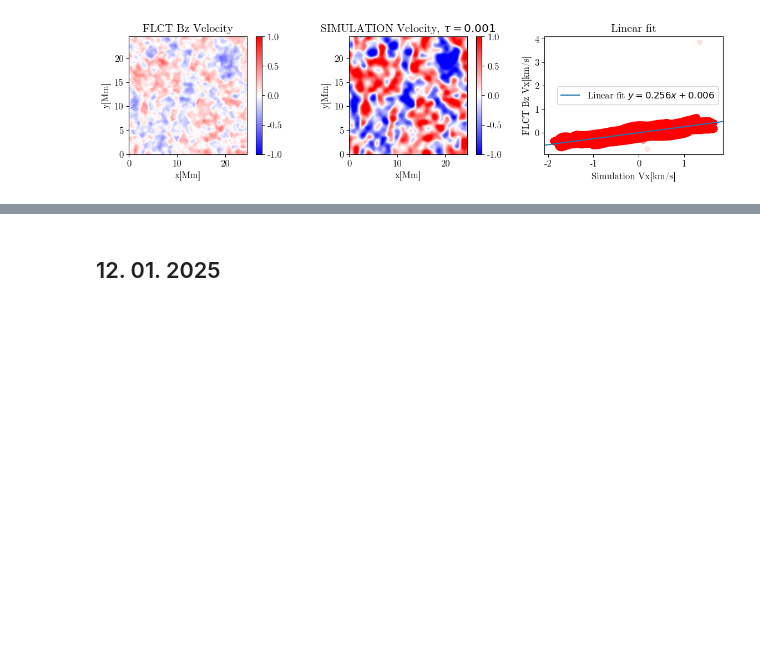
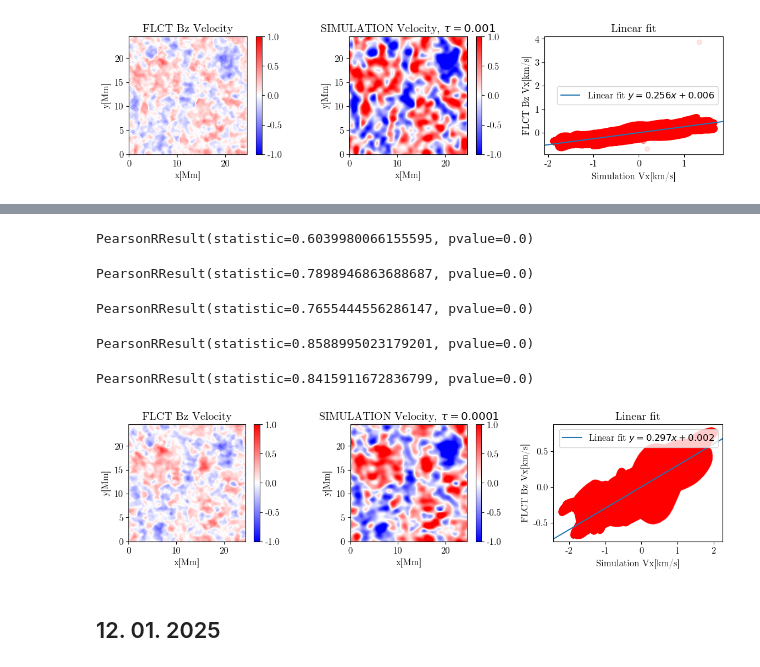
Before and after one commit to TheodoreKostic/Tracking_features, a Jupyter notebook: FirstPaper/Temp_and_Bz_vs_SIM.ipynb, the cells around one changed output, grey strips where cells are left out. Saved outputs shown, nothing was run; the diff lists cells and outputs as text; code cells hidden in the pictures; blank space fills up the shorter version.

Commit message:
Analysed Temp at tau = 1 and Bz at tau = 0.0001

```diff
--- a/FirstPaper/Temp_and_Bz_vs_SIM.ipynb
+++ b/FirstPaper/Temp_and_Bz_vs_SIM.ipynb
@@ -286,0 +294,14 @@ plt.savefig("FLCT_Bz_vs_SIM_logtaum3.png", dpi = 100)
+# %%
+Vxm4_mean = temporal_avg(Vxm4, 0, 90)
+Vxm4_mean = Vxm4_mean/1E5
+Vym4_mean = temporal_avg(Vym4, 0, 90)
+Vym4_mean = Vym4_mean/1E5
+# %%
+Vxm4_filtered600 = gaussian_filter(Vxm4_mean, 22.5, mode = "wrap")
+Vym4_filtered600 = gaussian_filter(Vym4_mean, 22.5, mode = "wrap")
+# %%
+Vx_Bz4 = fits.open("pyFLCT_fwhm_600_dt_30_logTaum4Bz_tracked.fits")[0].data
+Vy_Bz4 = fits.open("pyFLCT_fwhm_600_dt_30_logTaum4Bz_tracked.fits")[1].data
+# %%
+Vx_Bz4_mean = temporal_avg(Vx_Bz4, 0, 90)
+Vy_Bz4_mean = temporal_avg(Vy_Bz4, 0, 90)
@@ -287,3 +313,61 @@ plt.savefig("FLCT_Bz_vs_SIM_logtaum3.png", dpi = 100)
+# %%
+Rym4_reg = pearsonr((Vym4[0]/1E5).flatten(), Vy_Bz4[0].flatten())
+print(Rym4_reg)
+# %% [output]
+PearsonRResult(statistic=0.6039980066155595, pvalue=0.0)
+# %%
+Rxm4_tav = pearsonr(Vxm4_mean.flatten(), Vx_Bz4_mean.flatten())
+print(Rxm4_tav)
+# %% [output]
+PearsonRResult(statistic=0.7898946863688687, pvalue=0.0)
+# %%
+Rym4_tav = pearsonr(Vym4_mean.flatten(), Vy_Bz4_mean.flatten())
+print(Rym4_tav)
+# %% [output]
+PearsonRResult(statistic=0.7655444556286147, pvalue=0.0)
+# %%
+Rxm4_fil = pearsonr(Vxm4_filtered600.flatten(), Vx_Bz4_mean.flatten())
+print(Rxm4_fil)
+# %% [output]
+PearsonRResult(statistic=0.8588995023179201, pvalue=0.0)
+# %%
+Rym4_fil = pearsonr(Vym4_filtered600.flatten(), Vy_Bz4_mean.flatten())
+print(Rym4_fil)
+# %% [output]
+PearsonRResult(statistic=0.8415911672836799, pvalue=0.0)
+# %%
+fig = plt.figure(figsize=[12, 3.2])
+#plt.suptitle("Simulated velocities averaged to 15 min; 10 s vs 20, 30, 40, 50, 60 s cadence")# atmos[0] tau
+
+
+plt.subplot(131)                                      # atmos[1] temp
+plt.title("FLCT Bz Velocity")                                # atmos[2]
+plt.xlabel("x[Mm]")
+plt.ylabel("y[Mm]")
+plt.imshow(Vx_Bz4_mean[:,:], origin='lower', cmap = "bwr", extent = (0, 24.536, 0, 24.536), vmin = -1, vmax = 1)
+plt.colorbar()
+
+plt.subplot(132)                                      # atmos[1] temp
+plt.title("SIMULATION Velocity, $\\tau=0.0001$")                                # atmos[2]
+plt.xlabel("x[Mm]")
+plt.ylabel("y[Mm]")
+plt.imshow(Vxm4_filtered600[:,:], origin='lower', cmap = "bwr", extent = (0, 24.536, 0, 24.536), vmin = -1, vmax = 1)
+plt.colorbar()
+
+plt.subplot(133)
+plt.scatter(Vxm4_filtered600[:,:].flatten(), Vx_Bz4_mean[:,:].flatten(), alpha=0.10, color = 'red')
+plt.title("Linear fit")
+plt.ylabel("FLCT Bz Vx[km/s]")
+plt.xlabel("Simulation Vx[km/s]")
+m4, b4, *_ = linregress(Vxm4_filtered600.flatten(), Vx_Bz4_mean.flatten())
+plt.axline(xy1=(0, b4), slope=m4, label=f'Linear fit $y = {m4:.3f}x {b4:+.3f}$')
+plt.legend()
+#plt.xlim([-5,5])
+#plt.ylim([-5,5])
+fig.tight_layout()
+plt.savefig("FLCT_Bz_vs_SIM_logtaum4.png", dpi = 100)
+# %% [output]
+[figure, added]
 # %% [markdown]
 <h2>12. 01. 2025</h2>
 # %% [markdown]
```
Also changed, not shown: parts of 28 cells of this notebook.
